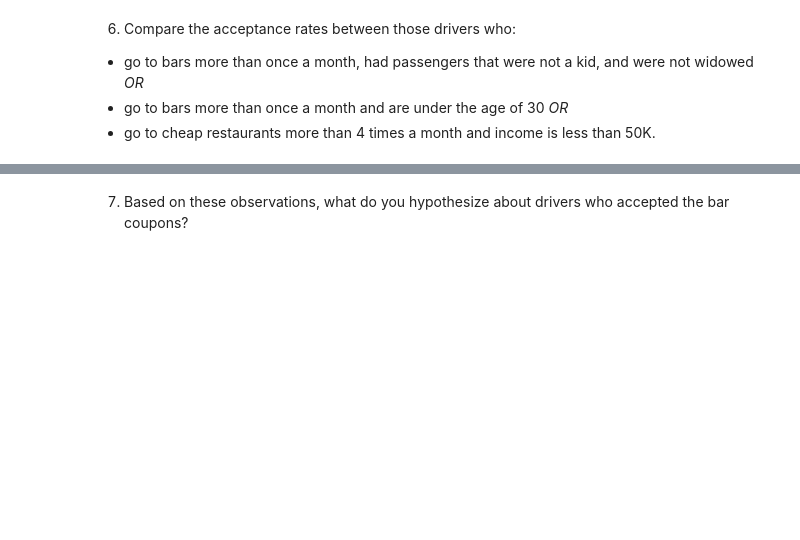
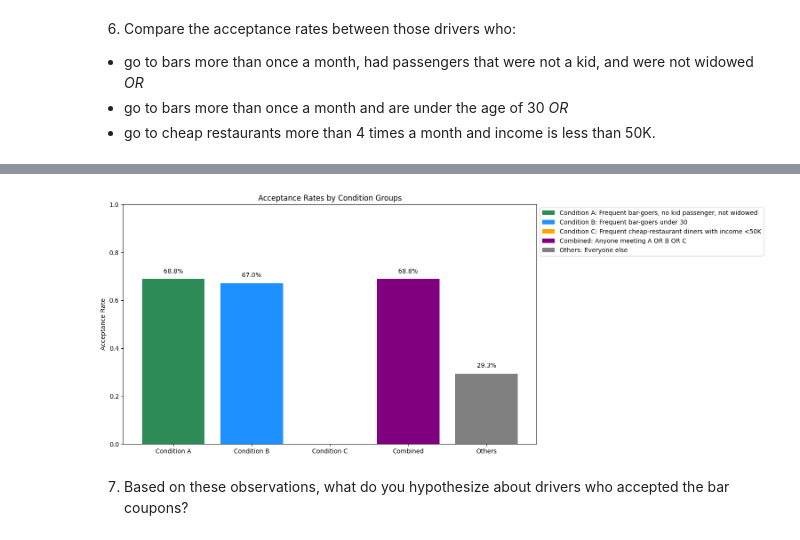
Before and after one commit to RohitKBhatnagar/CouponAcceptance, a Jupyter notebook: CouponAcceptance.ipynb, the cells around one changed output, grey strips where cells are left out. Drawn from its saved outputs; the diff is of its cells as text; code cells hidden in the pictures; blank space fills up the shorter version.

Commit message:
Solved Q#6. Learned how to color each bar and create legend as mapped conditions. Saved the visualization for acceptance rates by condition groups.

```diff
--- a/CouponAcceptance.ipynb
+++ b/CouponAcceptance.ipynb
@@ -689,7 +689,8 @@ plt.show()
 # lets split the data into two parts - one where coupon['bar'] was accepted > 3 vs coupon['bar'] <=3 and then compare the two datasets across various features.
 
 # In question 1 above we already have bar_coupons dataframe created.
-bar_coupons = data[data['coupon'].str.lower().str.strip() == 'bar']
+#bar_coupons = data[data['coupon'].str.lower().str.strip() == 'bar']
+bar_coupons = data[data['coupon'].str.lower().str.strip() == 'bar'].copy() # Using .copy() to avoid SettingWithCopyWarning
 # Inspect the new DataFrame
 #print(bar_coupons.shape)
 #print(f"bar coupons columns: {bar_coupons.columns}")
@@ -925,3 +986,95 @@ plt.show()
+# %%
+# --- Condition A ---
+cond_a = (
+    (bar_coupons['Bar_freq'] > 1) &
+    (bar_coupons['passanger'].str.lower().str.strip() != 'kid') &
+    (bar_coupons['maritalStatus'].str.lower().str.strip() != 'widowed')
+)
+group_a = bar_coupons[cond_a]
+rate_a = group_a['Y'].mean()
+
+# --- Condition B ---
+cond_b = (
+    (bar_coupons['Bar_freq'] > 1) &
+    (bar_coupons['age_num'] < 30)
+)
+group_b = bar_coupons[cond_b]
+rate_b = group_b['Y'].mean()
+
+# --- Condition C ---
+# Make sure RestaurantLessThan20_freq and income_num are numeric
+cond_c = (
+    (bar_coupons['RestaurantLessThan20_freq'] > 4) &
+    (bar_coupons['income_num'] < 50000)
+)
+group_c = bar_coupons[cond_c]
+rate_c = group_c['Y'].mean()
+
+# --- Combined Group (A OR B OR C) ---
+group_combined = bar_coupons[cond_a | cond_b | cond_c]
+rate_combined = group_combined['Y'].mean()
+
+# --- Others (not meeting any condition) ---
+group_others = bar_coupons.drop(group_combined.index)
+rate_others = group_others['Y'].mean()
+
+# Now let us try to visualize our groups from above
+#labels = ['Condition A', 'Condition B', 'Condition C', 'Combined (A OR B OR C)', 'Others'] # The legend functionality uses this information for mapping we need to change this!
+labels = ['Condition A', 'Condition B', 'Condition C', 'Combined', 'Others']
+rates = [rate_a, rate_b, rate_c, rate_combined, rate_others]
+
+# Descriptions for each condition
+# descriptions = [
+#     "Frequent bar-goers, no kid passenger, not widowed",
+#     "Frequent bar-goers under 30",
+#     "Frequent cheap-restaurant diners with income <50K",
+#     "Anyone meeting A OR B OR C",
+#     "Everyone else"
+# ]
+
+descriptions = {
+    'Condition A': "Frequent bar-goers, no kid passenger, not widowed",
+    'Condition B': "Frequent bar-goers under 30",
+    'Condition C': "Frequent cheap-restaurant diners with income <50K",
+    'Combined': "Anyone meeting A OR B OR C",
+    'Others': "Everyone else"
+}
+
+
+plt.figure(figsize=(12,7))
+bars = plt.bar(labels, rates, color=['seagreen', 'dodgerblue', 'orange', 'purple', 'gray']) # We can customize each bar color this way
+plt.ylabel('Acceptance Rate')
+plt.title('Acceptance Rates by Condition Groups')
+plt.ylim(0, 1)
+
+# Annotate with percentages
+#for i, v in enumerate(rates):
+#    plt.text(i, v + 0.02, f"{v*100:.1f}%", ha='center', fontsize=10)
+
+# Wow this annonate feature really explains the bars well. I love this feature. :-)
+# Annotate bars with percentage values and condition descriptions
+# for i, bar in enumerate(bars):
+#     height = bar.get_height()
+#     plt.text(bar.get_x() + bar.get_width()/2, height + 0.02,
+#              f"{rates[i]*100:.1f}%\n{descriptions[i]}",
+#              ha='center', va='bottom', fontsize=9, wrap=True)
+# Hmm the wrap text is not working as expected. Lets see if we can put in a legend box instead
+# ----
+# Annotate bars with percentage values only
+for i, bar in enumerate(bars):
+    height = bar.get_height()
+    plt.text(bar.get_x() + bar.get_width()/2, height + 0.02,
+             f"{rates[i]*100:.1f}%", ha='center', va='bottom', fontsize=10)
+
+# Create legend mapping colors to descriptions
+legend_labels = [f"{labels[i]}: {descriptions[labels[i]]}" for i in range(len(labels))]
+plt.legend(bars, legend_labels, loc='upper left', bbox_to_anchor=(1,1))
+
+plt.savefig('images/acceptance_rates_conditions_comparison.png', bbox_inches='tight')
+
+plt.show()
+# %% [output]
+[figure, added]
 # %% [markdown]
 7.  Based on these observations, what do you hypothesize about drivers who accepted the bar coupons?
 # %% [markdown]
```
Also changed, not shown: parts of 3 cells of this notebook, 1 other file.
